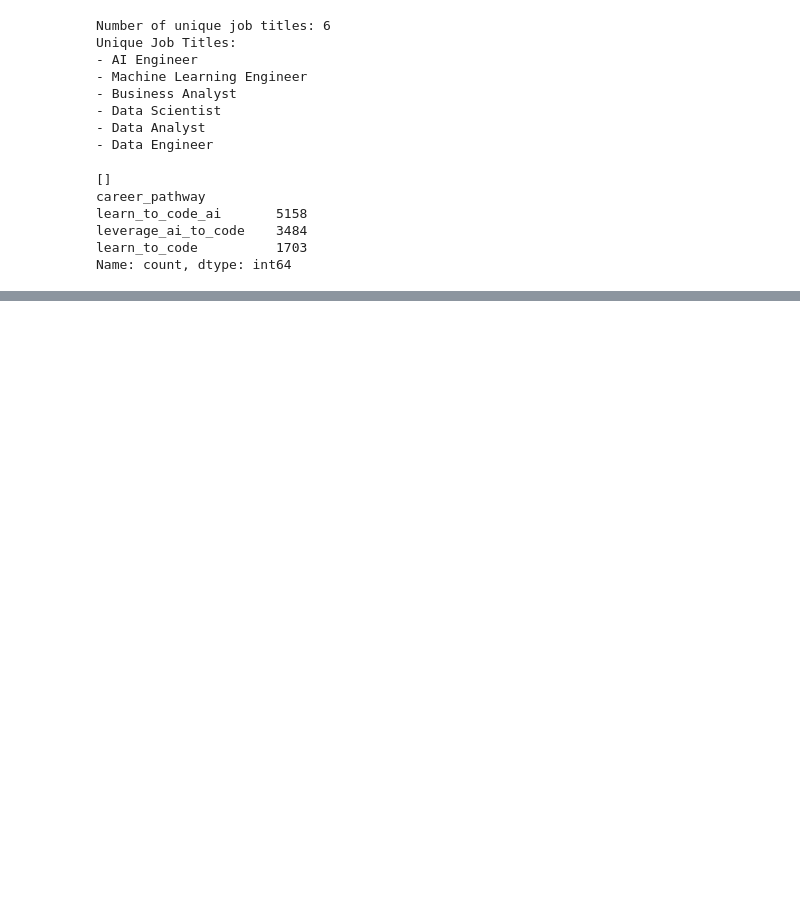
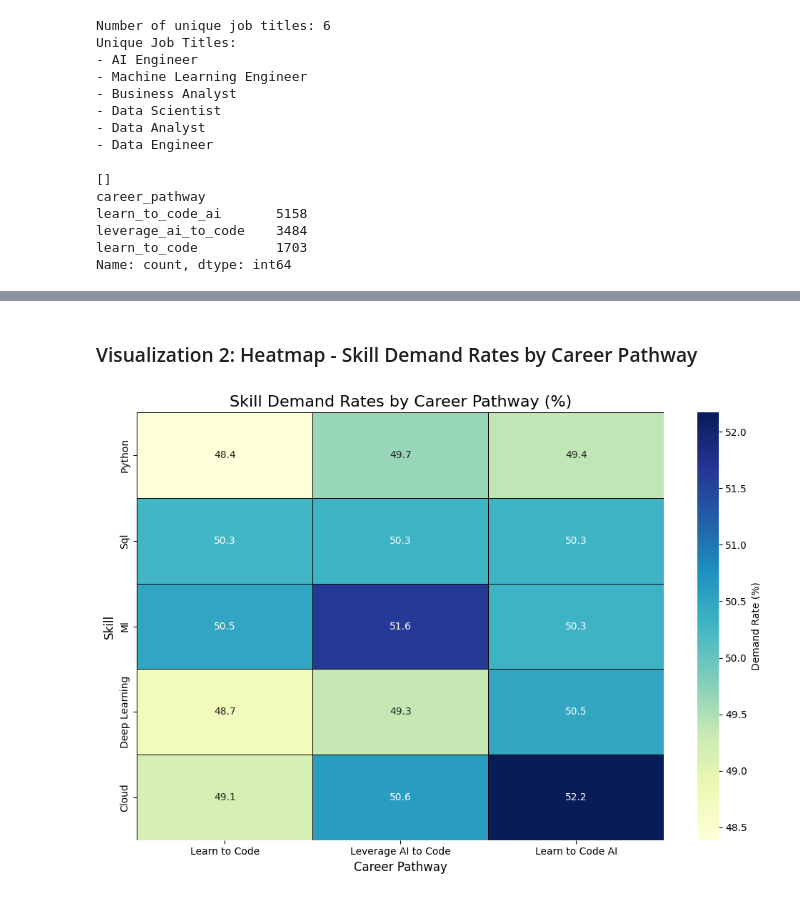
Before and after one commit to aniyodta-sys/BDATA200, a Jupyter notebook: AnishaY_Project1.ipynb, the cells around one changed output, grey strips where cells are left out. Drawn from its saved outputs; the diff is of its cells as text; code cells hidden in the pictures; blank space fills up the shorter version.

```diff
--- a/AnishaY_Project1.ipynb
+++ b/AnishaY_Project1.ipynb
@@ -283,0 +913,30 @@ Name: count, dtype: int64
+# %% [markdown]
+### Visualization 2: Heatmap - Skill Demand Rates by Career Pathway
+# %%
+# --- Visualization 2: Heatmap - Skill Demand Rates by Career Pathway ---
+skill_columns_short = ['python', 'sql', 'ml', 'deep_learning', 'cloud']
+skill_demand_df = df.groupby('career_pathway')[[f'skills_{s}' for s in skill_columns_short]].mean().mul(100)
+skill_demand_df.columns = [s.replace('skills_', '').replace('_', ' ').title() for s in skill_demand_df.columns] # Clean column names
+skill_demand_df = skill_demand_df.loc[pathway_order].T # Transpose for skills as rows, pathways as columns
+
+fig2, ax2 = plt.subplots(figsize=(10, 7))
+sns.heatmap(
+    skill_demand_df,
+    annot=True,
+    fmt=".1f", # Annotate with 1 decimal place
+    cmap="YlGnBu", # Sequential color map
+    linewidths=.5,
+    linecolor='black',
+    cbar_kws={'label': 'Demand Rate (%)'},
+    ax=ax2
+)
+
+ax2.set_title("Skill Demand Rates by Career Pathway (%)", fontsize=16)
+ax2.set_xlabel("Career Pathway", fontsize=12)
+ax2.set_ylabel("Skill", fontsize=12)
+ax2.set_xticklabels([pathway_labels[p] for p in skill_demand_df.columns])
+plt.tight_layout()
+plt.savefig('skill_demand_heatmap.png', dpi=300)
+plt.show()
+# %% [output]
+[figure, added]
```
Also changed, not shown: parts of 30 cells of this notebook.
